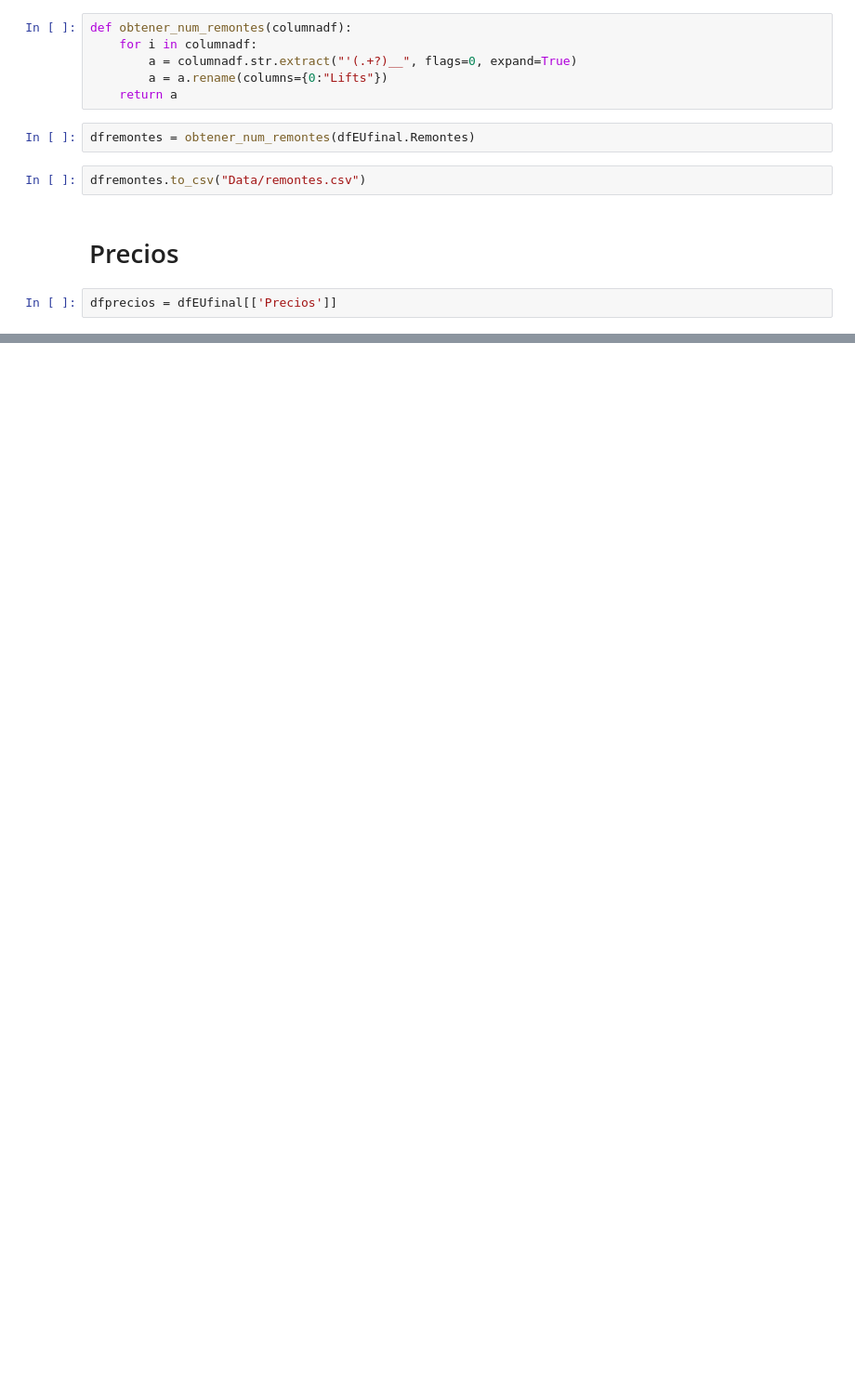
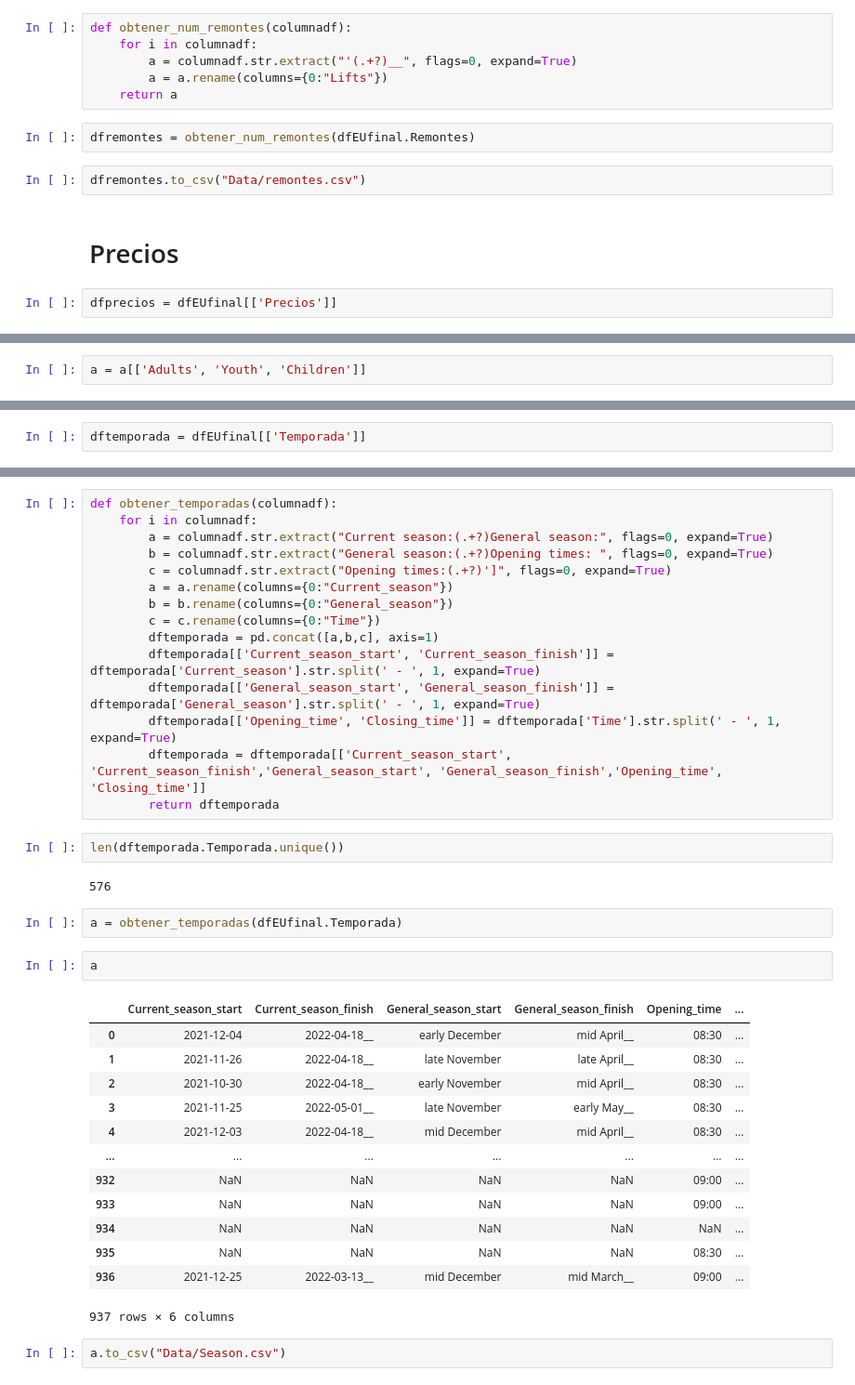
Before and after one commit to jaimecabanyes/GoRiding-, a Jupyter notebook: SCRAPEO.ipynb, the cells around one changed output, grey strips where cells are left out. Shown at 93% size. Drawn from its saved outputs; the diff is of its cells as text; blank space fills up the shorter version.

```diff
--- a/SCRAPEO.ipynb
+++ b/SCRAPEO.ipynb
@@ -1690,0 +1633,2 @@ limpia_regex(datos1[27])
+# %%
+a = a[['Adults', 'Youth', 'Children']]
@@ -1690,0 +1655,2 @@ limpia_regex(datos1[27])
+# %%
+dftemporada = dfEUfinal[['Temporada']]
@@ -1690,0 +1673,39 @@ limpia_regex(datos1[27])
+# %%
+def obtener_temporadas(columnadf):
+    for i in columnadf:
+        a = columnadf.str.extract("Current season:(.+?)General season:", flags=0, expand=True)
+        b = columnadf.str.extract("General season:(.+?)Opening times: ", flags=0, expand=True)
+        c = columnadf.str.extract("Opening times:(.+?)']", flags=0, expand=True)
+        a = a.rename(columns={0:"Current_season"})
+        b = b.rename(columns={0:"General_season"})
+        c = c.rename(columns={0:"Time"})
+        dftemporada = pd.concat([a,b,c], axis=1)
+        dftemporada[['Current_season_start', 'Current_season_finish']] = dftemporada['Current_season'].str.split(' - ', 1, expand=True)
+        dftemporada[['General_season_start', 'General_season_finish']] = dftemporada['General_season'].str.split(' - ', 1, expand=True)
+        dftemporada[['Opening_time', 'Closing_time']] = dftemporada['Time'].str.split(' - ', 1, expand=True)
+        dftemporada = dftemporada[['Current_season_start', 'Current_season_finish','General_season_start', 'General_season_finish','Opening_time', 'Closing_time']]
+        return dftemporada
+# %%
+len(dftemporada.Temporada.unique())
+# %% [output]
+576
+# %%
+a = obtener_temporadas(dfEUfinal.Temporada)
+# %%
+a
+# %% [output]
+|  | Current_season_start | Current_season_finish | General_season_start | General_season_finish | Opening_time | ... |
+| 0 | 2021-12-04 | 2022-04-18__ | early December | mid April__ | 08:30 | ... |
+| 1 | 2021-11-26 | 2022-04-18__ | late November | late April__ | 08:30 | ... |
+| 2 | 2021-10-30 | 2022-04-18__ | early November | mid April__ | 08:30 | ... |
+| 3 | 2021-11-25 | 2022-05-01__ | late November | early May__ | 08:30 | ... |
+| 4 | 2021-12-03 | 2022-04-18__ | mid December | mid April__ | 08:30 | ... |
+| ... | ... | ... | ... | ... | ... | ... |
+| 932 | NaN | NaN | NaN | NaN | 09:00 | ... |
+| 933 | NaN | NaN | NaN | NaN | 09:00 | ... |
+| 934 | NaN | NaN | NaN | NaN | NaN | ... |
+| 935 | NaN | NaN | NaN | NaN | 08:30 | ... |
+| 936 | 2021-12-25 | 2022-03-13__ | mid December | mid March__ | 09:00 | ... |
+937 rows × 6 columns
+# %%
+a.to_csv("Data/Season.csv")
```
Also changed, not shown: parts of 52 cells of this notebook.
